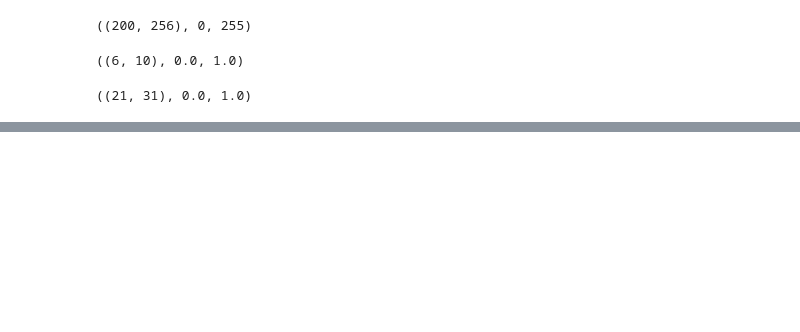
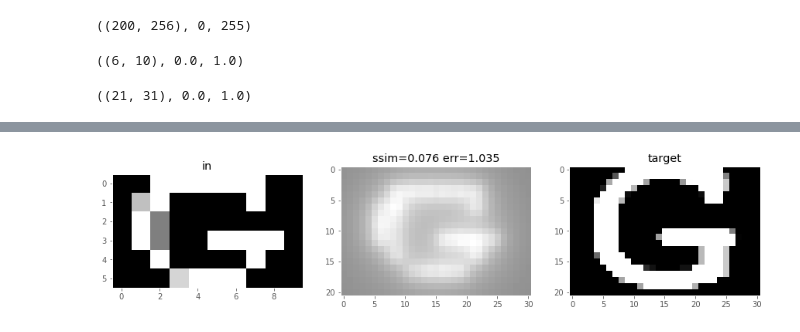
Before and after one commit to mbeyeler/pulse2percept, a Jupyter notebook: examples/notebooks/2.0-tm-plot.ipynb, the cells around one changed output, grey strips where cells are left out. Cells and saved outputs as stored; diff of their text form; code cells hidden in the pictures; blank space fills up the shorter version.

```diff
--- a/examples/notebooks/2.0-tm-plot.ipynb
+++ b/examples/notebooks/2.0-tm-plot.ipynb
@@ -134,0 +150,5 @@ target.shape, target.min(), target.max()
+# %%
+out = sim.p2p(img_small, 20, layers=['GCL'])
+plt.figure(figsize=(15, 6))
+plot_results(img_small, out, target)
+# %% [output]
@@ -134,0 +158 @@ target.shape, target.min(), target.max()
+[figure, added]
```
Also changed, not shown: parts of 13 cells of this notebook, 4 other files.
